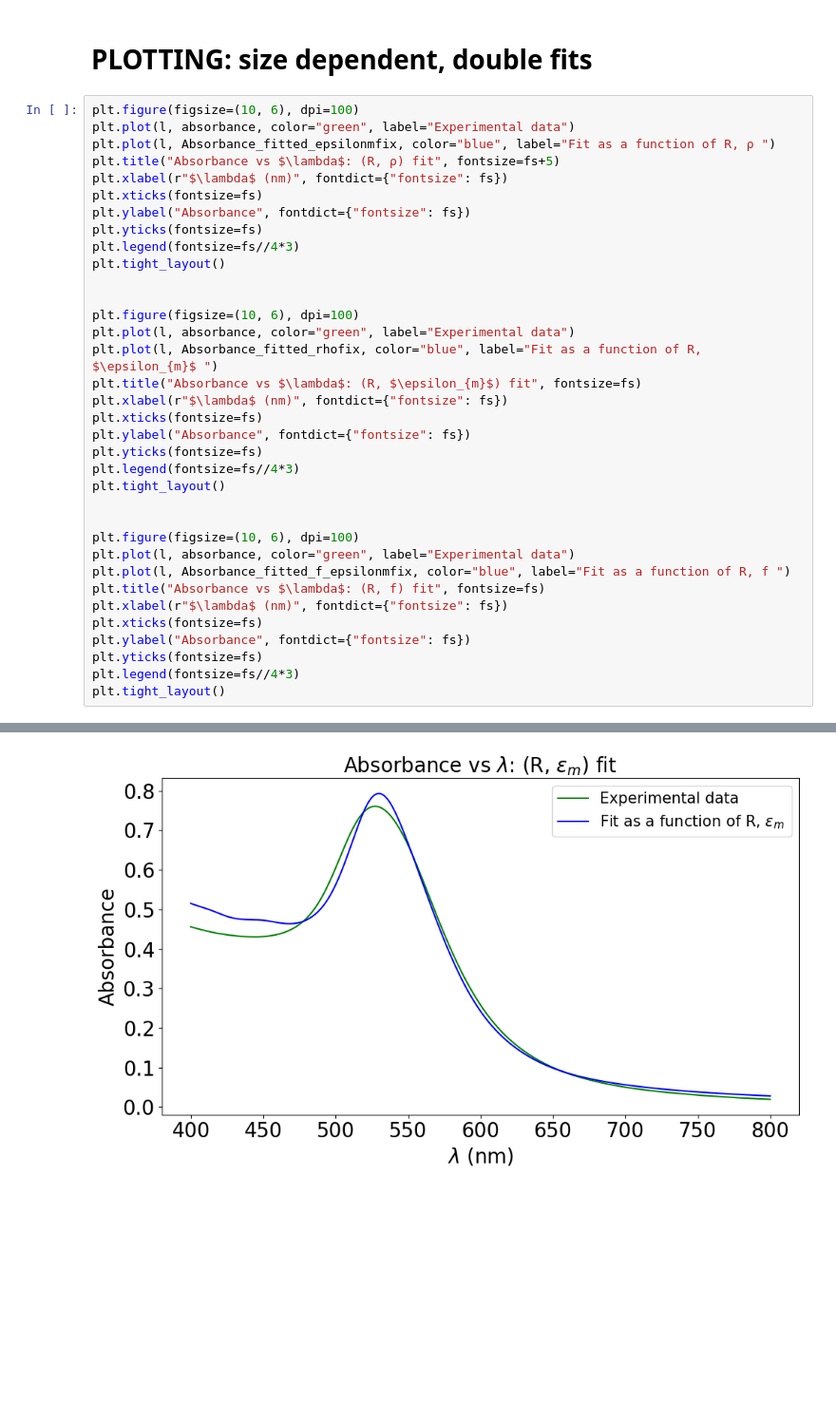
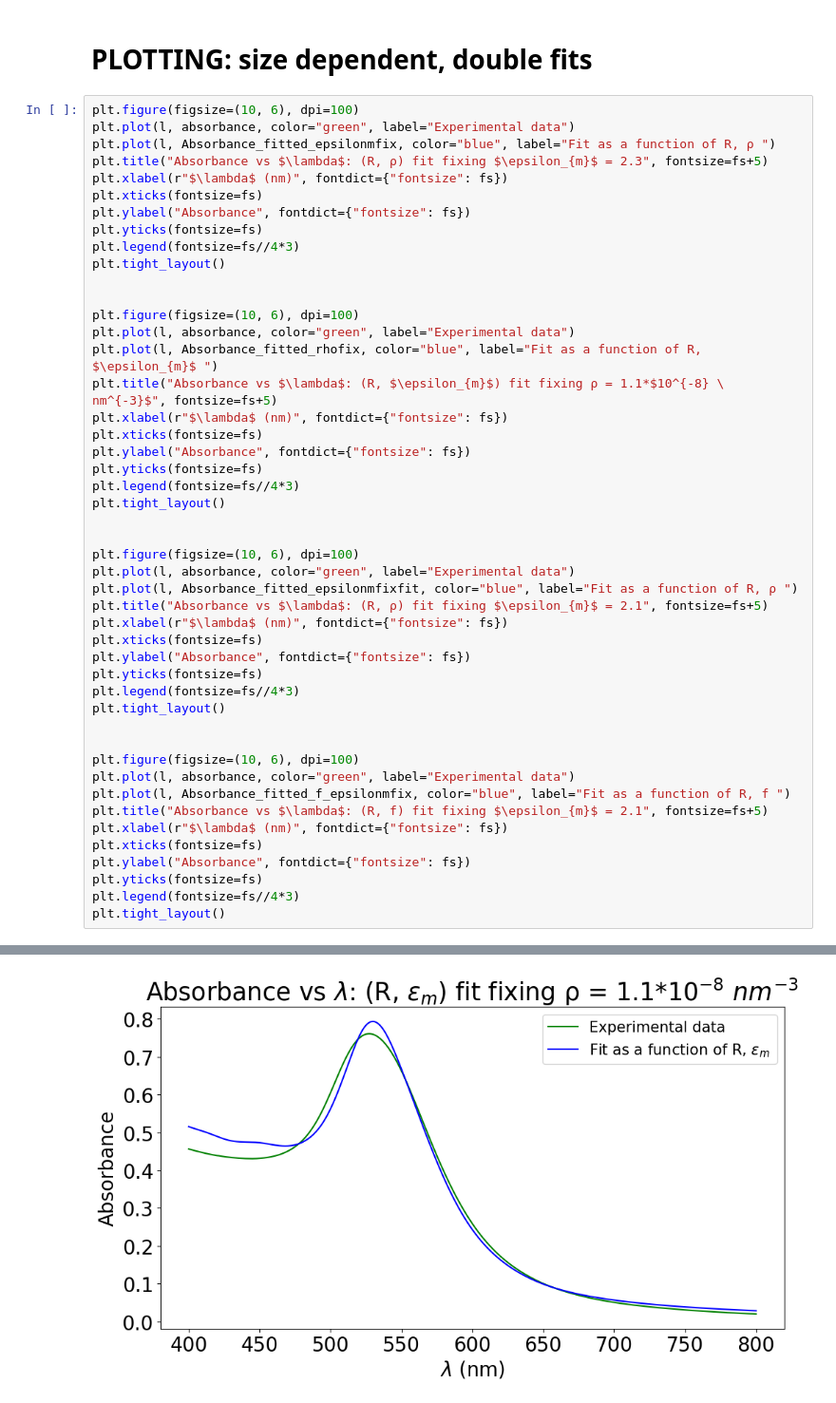
Before and after one commit to DuskrainG/Nanophysics-lab-activity, a Jupyter notebook: notebook_analisi.ipynb, the cells around one changed output, grey strips where cells are left out. Shown at 95% size. Cells and saved outputs as stored; diff of their text form; blank space fills up the shorter version.

```diff
--- a/notebook_analisi.ipynb
+++ b/notebook_analisi.ipynb
@@ -334,7 +344,7 @@ plt.tight_layout()
 plt.figure(figsize=(10, 6), dpi=100)
 plt.plot(l, absorbance, color="green", label="Experimental data")
 plt.plot(l, Absorbance_fitted_epsilonmfix, color="blue", label="Fit as a function of R, ρ ")
-plt.title("Absorbance vs $\lambda$: (R, ρ) fit", fontsize=fs+5)
+plt.title("Absorbance vs $\lambda$: (R, ρ) fit fixing $\epsilon_{m}$ = 2.3", fontsize=fs+5)
 plt.xlabel(r"$\lambda$ (nm)", fontdict={"fontsize": fs})
 plt.xticks(fontsize=fs)
 plt.ylabel("Absorbance", fontdict={"fontsize": fs})
@@ -346,7 +356,19 @@ plt.tight_layout()
 plt.figure(figsize=(10, 6), dpi=100)
 plt.plot(l, absorbance, color="green", label="Experimental data")
 plt.plot(l, Absorbance_fitted_rhofix, color="blue", label="Fit as a function of R, $\epsilon_{m}$ ")
-plt.title("Absorbance vs $\lambda$: (R, $\epsilon_{m}$) fit", fontsize=fs)
+plt.title("Absorbance vs $\lambda$: (R, $\epsilon_{m}$) fit fixing ρ = 1.1*$10^{-8} \ nm^{-3}$", fontsize=fs+5)
+plt.xlabel(r"$\lambda$ (nm)", fontdict={"fontsize": fs})
+plt.xticks(fontsize=fs)
+plt.ylabel("Absorbance", fontdict={"fontsize": fs})
+plt.yticks(fontsize=fs)
+plt.legend(fontsize=fs//4*3)
+plt.tight_layout()
+
+
+plt.figure(figsize=(10, 6), dpi=100)
+plt.plot(l, absorbance, color="green", label="Experimental data")
+plt.plot(l, Absorbance_fitted_epsilonmfixfit, color="blue", label="Fit as a function of R, ρ ")
+plt.title("Absorbance vs $\lambda$: (R, ρ) fit fixing $\epsilon_{m}$ = 2.1", fontsize=fs+5)
 plt.xlabel(r"$\lambda$ (nm)", fontdict={"fontsize": fs})
 plt.xticks(fontsize=fs)
 plt.ylabel("Absorbance", fontdict={"fontsize": fs})
@@ -358,7 +380,7 @@ plt.tight_layout()
 plt.figure(figsize=(10, 6), dpi=100)
 plt.plot(l, absorbance, color="green", label="Experimental data")
 plt.plot(l, Absorbance_fitted_f_epsilonmfix, color="blue", label="Fit as a function of R, f ")
-plt.title("Absorbance vs $\lambda$: (R, f) fit", fontsize=fs)
+plt.title("Absorbance vs $\lambda$: (R, f) fit fixing $\epsilon_{m}$ = 2.1", fontsize=fs+5)
 plt.xlabel(r"$\lambda$ (nm)", fontdict={"fontsize": fs})
 plt.xticks(fontsize=fs)
 plt.ylabel("Absorbance", fontdict={"fontsize": fs})
@@ -370 +392 @@ plt.tight_layout()
-[figure, old version]
+[figure, new version]
```
Also changed, not shown: parts of 3 cells of this notebook, 1 other file.
